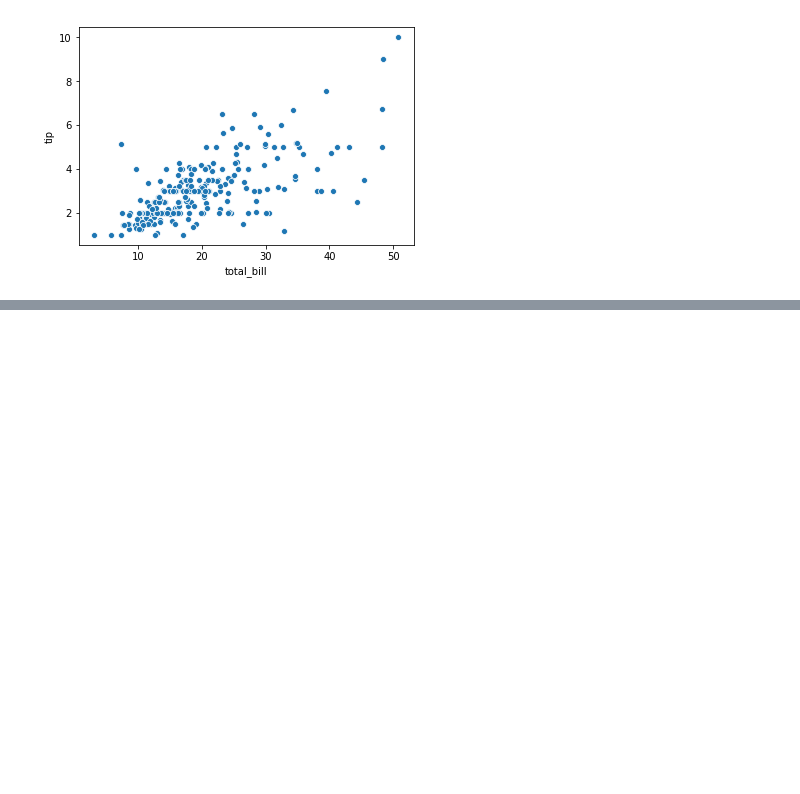
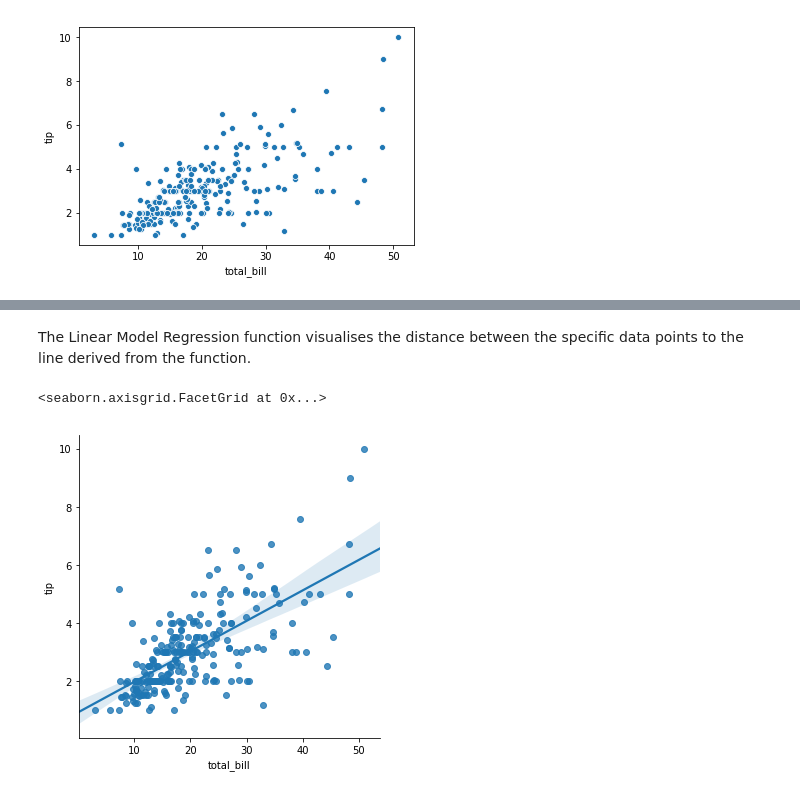
Before and after one commit to martinaobrien/FUNDAMENTALS-OF-DATA-ANALYSIS-Project-2019, a Jupyter notebook: Tips Dataset Assignment .ipynb, the cells around one changed output, grey strips where cells are left out. Drawn from its saved outputs; the diff is of its cells as text; code cells hidden in the pictures; blank space fills up the shorter version.

Commit message:
Linear Regression Lmplot function added and utilised with other variables

```diff
--- a/Tips Dataset Assignment .ipynb
+++ b/Tips Dataset Assignment .ipynb
@@ -357,0 +236,7 @@ sns.lmplot(x='total_bill', y='tip', data='df')
+# %% [markdown]
+The Linear Model Regression function visualises the distance between the specific data points to the line derived from the function.
+# %%
+sns.lmplot (x = 'total_bill', y = 'tip', data = df)
+# %% [output]
+<seaborn.axisgrid.FacetGrid at 0x...>
+[figure, added]
```
Also changed, not shown: parts of 44 cells of this notebook.
